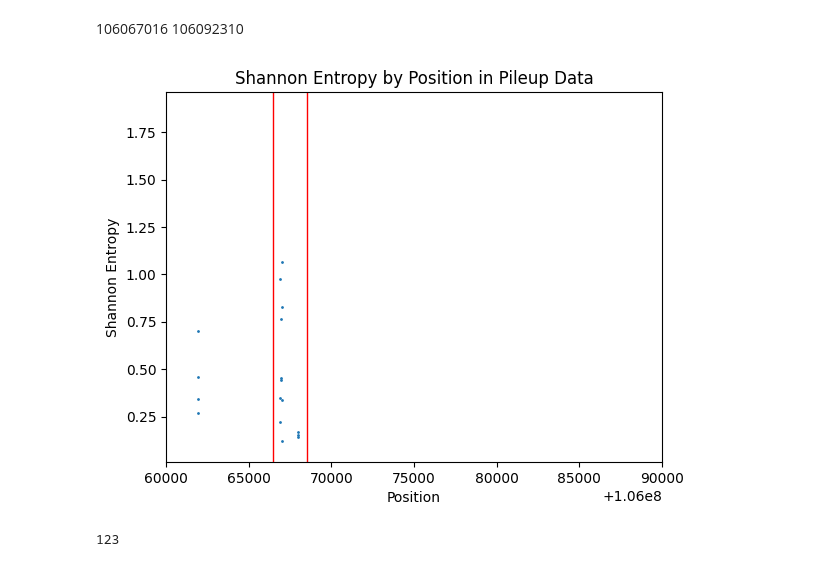
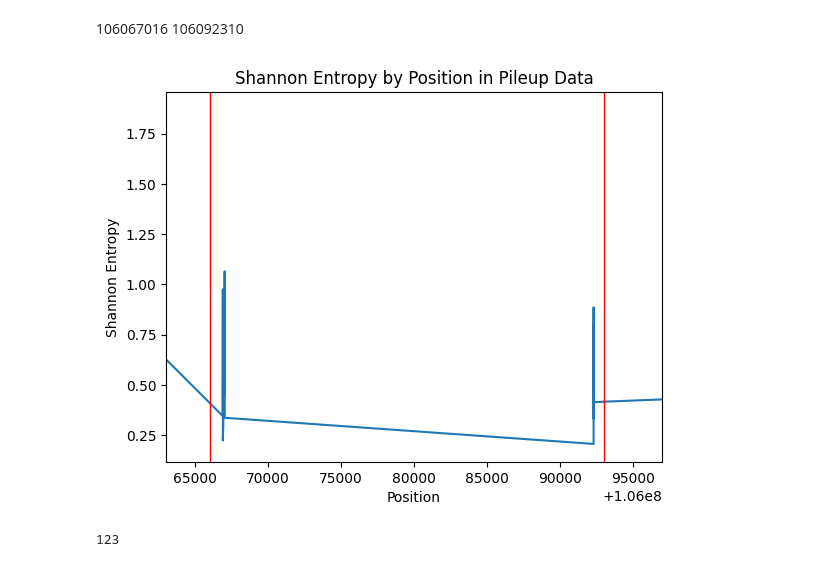
Before and after one commit to WoobeenJeong/miRNA_motif_finding, a Jupyter notebook: Project_005.ipynb, the cells around one changed output. Cells and saved outputs as stored; diff of their text form; code cells hidden in the pictures.

```diff
--- a/Project_005.ipynb
+++ b/Project_005.ipynb
@@ -527,0 +504,2 @@ result
+# %%
+subpup = pd.read_csv('subpup.csv')
@@ -528,16 +603,16 @@ result
 # %% [markdown]
 106067016	106092310
 # %%
-plt.scatter(subpup['pos'], subpup['shannon'],s=1)
+plt.plot(subpup['pos'], subpup['shannon'])
 plt.xlabel('Position')
 plt.ylabel('Shannon Entropy')
 plt.title('Shannon Entropy by Position in Pileup Data')
-plt.xlim(106060000,106090000)
-plt.axvline(106066500, c='red', linewidth=1)
-plt.axvline(106068500, c='red', linewidth=1)
+plt.xlim(106063000,106097000)
+plt.axvline(106066000, c='red', linewidth=1)
+plt.axvline(106093000, c='red', linewidth=1)
 plt.show()
 # %% [output]
-[figure, old version]
+[figure, new version]
 # %%
 subpup2 = pup[(pup['pos'] > 106066500) & (pup['pos'] < 106068500)]
 len(subpup2)
```
Also changed, not shown: parts of 24 cells of this notebook.
